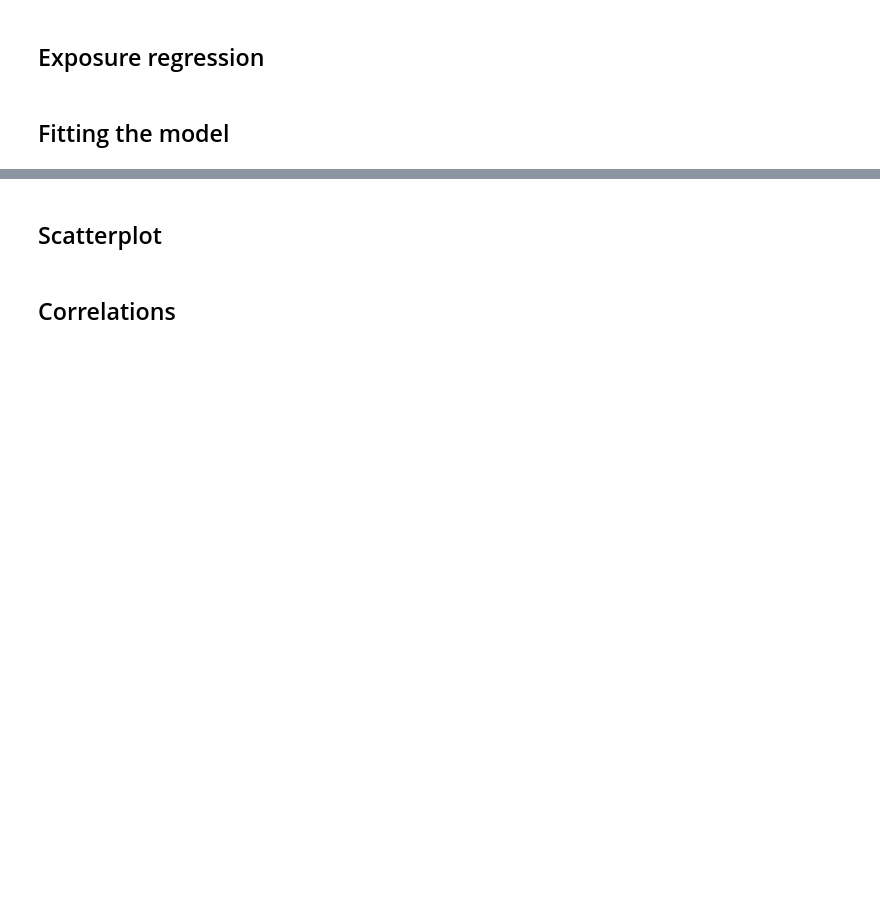
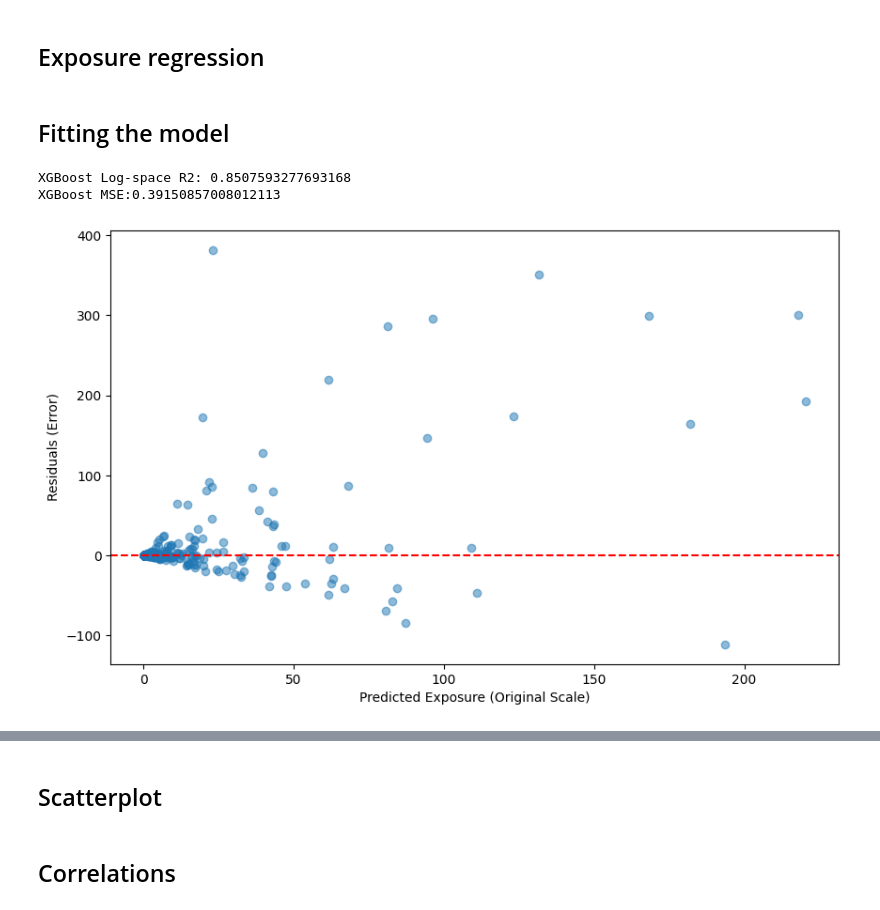
Before and after one commit to meysamvarasteh92/ProviderSideTransparency, a Jupyter notebook: Fitting_regression.ipynb, the cells around one changed output, grey strips where cells are left out. Cells and saved outputs as stored; diff of their text form; code cells hidden in the pictures; blank space fills up the shorter version.

```diff
--- a/Fitting_regression.ipynb
+++ b/Fitting_regression.ipynb
@@ -856,40 +843,44 @@ def asymmetric_objective(y_true, y_pred):
 
 # Initialize the model with the custom objective
 regr = xgb.XGBRegressor(
-    #objective=asymmetric_objective, # Pass your custom objective here
+    objective=asymmetric_objective, # Pass your custom objective here
 
-    n_estimators=1000,
+    n_estimators=200,
     learning_rate=0.01,
     max_depth=7,
     random_state=44
 )
 
 # Apply the custom objective during fitting
 # 2. Fit with Weights (XGBoost handles these very effectively)
 regr.fit(X_train, y_train )
 
 # 3. Predict and Evaluate
 y_hat_log = regr.predict(X_test)
 log_r2 = r2_score(y_test, y_hat_log)
 print(f"XGBoost Log-space R2: {log_r2}")
 MSE=mean_squared_error(y_test,y_hat_log )
 print(f"XGBoost MSE:{MSE}")
 # 4. Transform back for the Residual Plot
 y_hat_original = np.expm1(y_hat_log)
 y_test_original = np.expm1(y_test)
 
 
 
 residuals = y_test_original - y_hat_original
 
  #6. Plotting Residuals in Original Space
 plt.figure(figsize=(10, 6))
 plt.scatter(y_hat_original, residuals, alpha=0.5)
 plt.axhline(0, color='r', linestyle='--')
 plt.xlabel('Predicted Exposure (Original Scale)')
 plt.ylabel('Residuals (Error)')
 #plt.title(f'Model name: {recommender_name}')
 plt.show()
+# %% [output]
+XGBoost Log-space R2: 0.8507593277693168
+XGBoost MSE:0.39150857008012113
+[figure, added]
 # %%
 import numpy as np
 import matplotlib.pyplot as plt
```
Also changed, not shown: parts of 11 cells of this notebook.
